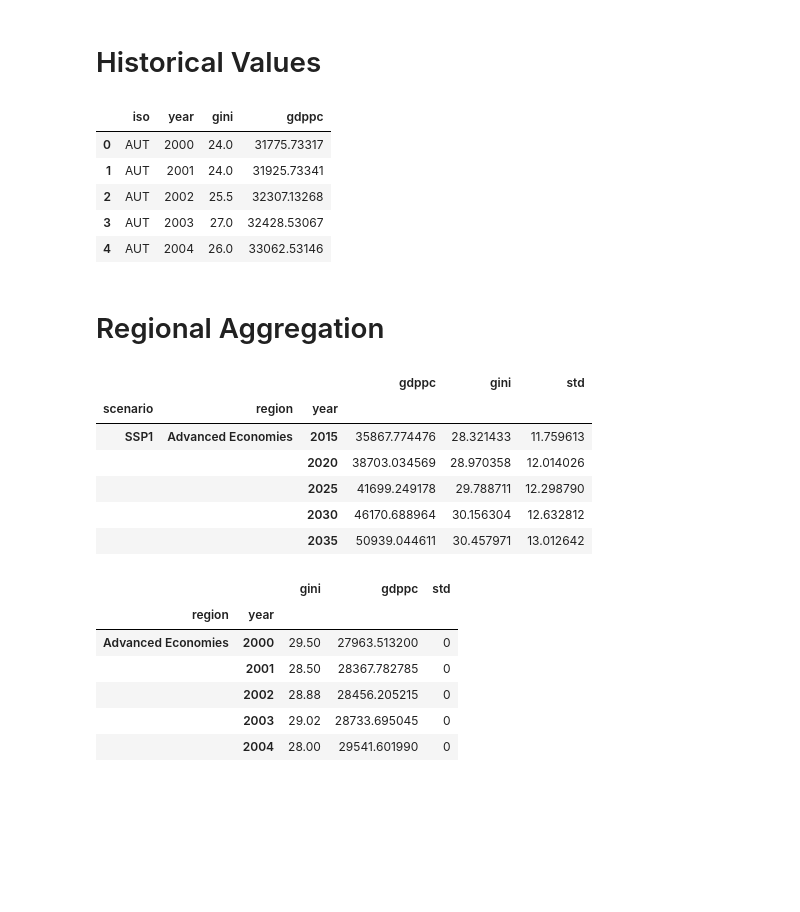
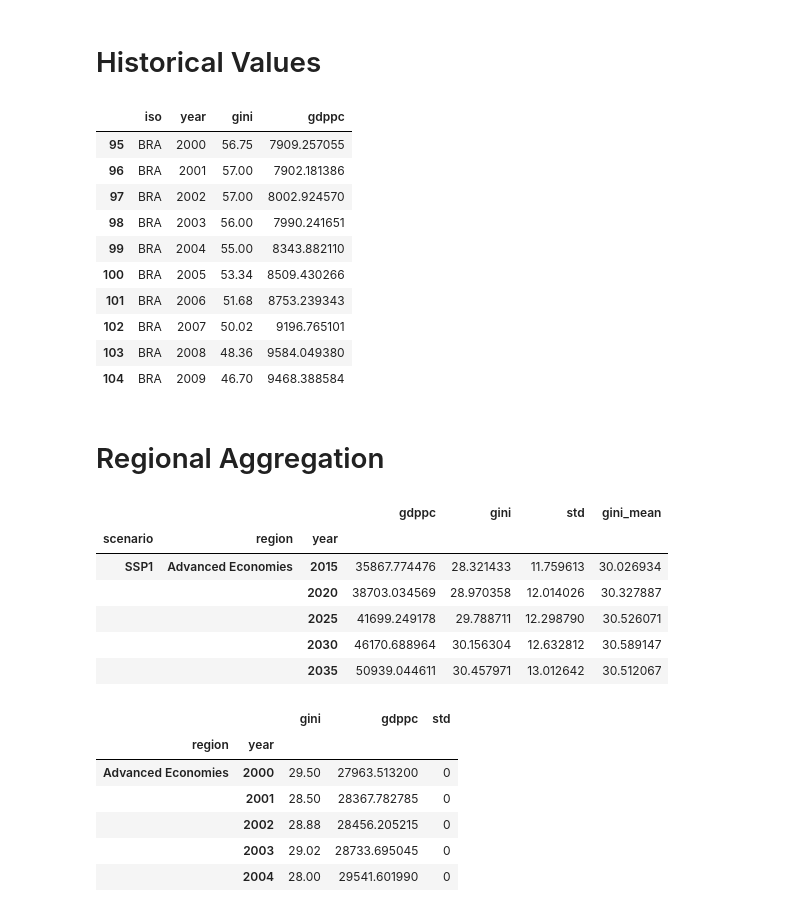
Before and after one commit to gidden/gini_projections_rao_2018, a Jupyter notebook: gini_gdp_pc_plot_by_region.ipynb, the cells around one changed output. Saved outputs shown, nothing was run; the diff lists cells and outputs as text; code cells hidden in the pictures; blank space fills up the shorter version.

```diff
--- a/gini_gdp_pc_plot_by_region.ipynb
+++ b/gini_gdp_pc_plot_by_region.ipynb
@@ -6,6 +6,8 @@ import seaborn as sns
 import matplotlib.pyplot as plt
 %matplotlib inline
 plt.style.use('ggplot')
+
+ssps = ['SSP{}'.format(i) for i in range(1, 6)]
 # %% [markdown]
 # Regional Mappings
 # %%
@@ -19,7 +21,8 @@ region_colors = {r: palette.pop() for r in regions}
 # %%
 # inc and ineq
 pdf = pd.read_csv('../econ/nbs/data/projections_ur_income.csv', index_col=[0, 1])
-pdf = pdf.loc[['SSP1', 'SSP4']][['iso', 'gdppc']].reset_index()
+#pdf = pdf.loc[['SSP1', 'SSP4']][['iso', 'gdppc']].reset_index()
+pdf = pdf[['iso', 'gdppc']].reset_index()
 pdf = pdf[pdf.year <= 2050]
 pdf.head()
 # %% [output]
@@ -38,19 +41,21 @@ sdf.columns.name = 'iso'
 sdf = sdf[sdf.scenario.str.startswith(('mSSP', 'std'))]
 sdf.scenario = sdf.scenario.apply(lambda x: x[1:] if x[0] == 'm' else x)
 sdf = sdf.set_index(['scenario', 'year']).stack().reset_index()
-sdf = sdf[(sdf.scenario.isin(['SSP1', 'SSP4', 'std']))]
+#sdf = sdf[(sdf.scenario.isin(['SSP1', 'SSP4', 'std']))]
 
 sdf = sdf.set_index(['scenario', 'year', 'iso'])
 std = sdf.loc['std']
 sdf['std'] = np.nan
-sdf.loc['SSP1']['std'] = std
-sdf.loc['SSP4']['std'] = std
+for ssp in ssps:
+    sdf.loc[ssp]['std'] = std
 sdf.columns = ['gini', 'std']
 sdf = sdf.drop('std')
 sdf['var'] = sdf['std'] ** 2
 
 sdf = sdf.reset_index()
 
+ginis = sdf.copy() # save them for a later graph
+
 sdf.head()
 # %% [output]
 |  | scenario | year | iso | gini | std | var |
@@ -92,20 +97,25 @@ proj.head()
 # %%
 hist = pd.read_csv('Hist_GDP_Gini_Data.csv')
 hist.columns = ['iso', 'year', 'gini', 'gdppc']
 hist = hist[hist.year >= 2000]
 hist = hist[hist.iso.isin(set(proj.iso))]
 hist = hist.groupby(['iso', 'year']).median()
 hist = hist.interpolate()
 hist = hist.reset_index()
 hist = hist[hist.year <= 2010]
-hist.head()
+hist[hist.iso == 'BRA'].head(10)
 # %% [output]
 |  | iso | year | gini | gdppc |
-| 0 | AUT | 2000 | 24.0 | 31775.73317 |
-| 1 | AUT | 2001 | 24.0 | 31925.73341 |
-| 2 | AUT | 2002 | 25.5 | 32307.13268 |
-| 3 | AUT | 2003 | 27.0 | 32428.53067 |
-| 4 | AUT | 2004 | 26.0 | 33062.53146 |
+| 95 | BRA | 2000 | 56.75 | 7909.257055 |
+| 96 | BRA | 2001 | 57.00 | 7902.181386 |
+| 97 | BRA | 2002 | 57.00 | 8002.924570 |
+| 98 | BRA | 2003 | 56.00 | 7990.241651 |
+| 99 | BRA | 2004 | 55.00 | 8343.882110 |
+| 100 | BRA | 2005 | 53.34 | 8509.430266 |
+| 101 | BRA | 2006 | 51.68 | 8753.239343 |
+| 102 | BRA | 2007 | 50.02 | 9196.765101 |
+| 103 | BRA | 2008 | 48.36 | 9584.049380 |
+| 104 | BRA | 2009 | 46.70 | 9468.388584 |
 # %% [markdown]
 # Regional Aggregation
 # %%
@@ -125,15 +137,16 @@ hist = reg_clean(hist)
 grp = proj.groupby(['scenario', 'region', 'year'])
 rproj = grp[['gdppc', 'gini']].median()
 rproj['std'] = grp['var'].mean() ** 0.5
+rproj['gini_mean'] = grp['gini'].mean()
 rproj.head()
 # %% [output]
-|  |  |  | gdppc | gini | std |
-| scenario | region | year |  |  |  |
-| SSP1 | Advanced Economies | 2015 | 35867.774476 | 28.321433 | 11.759613 |
-|  |  | 2020 | 38703.034569 | 28.970358 | 12.014026 |
-|  |  | 2025 | 41699.249178 | 29.788711 | 12.298790 |
-|  |  | 2030 | 46170.688964 | 30.156304 | 12.632812 |
-|  |  | 2035 | 50939.044611 | 30.457971 | 13.012642 |
+|  |  |  | gdppc | gini | std | gini_mean |
+| scenario | region | year |  |  |  |  |
+| SSP1 | Advanced Economies | 2015 | 35867.774476 | 28.321433 | 11.759613 | 30.026934 |
+|  |  | 2020 | 38703.034569 | 28.970358 | 12.014026 | 30.327887 |
+|  |  | 2025 | 41699.249178 | 29.788711 | 12.298790 | 30.526071 |
+|  |  | 2030 | 46170.688964 | 30.156304 | 12.632812 | 30.589147 |
+|  |  | 2035 | 50939.044611 | 30.457971 | 13.012642 | 30.512067 |
 # %%
 rhist = hist.groupby(['region', 'year']).median()
 rhist['std'] = 0
```
Also changed, not shown: parts of 3 cells of this notebook, 1 other file.
